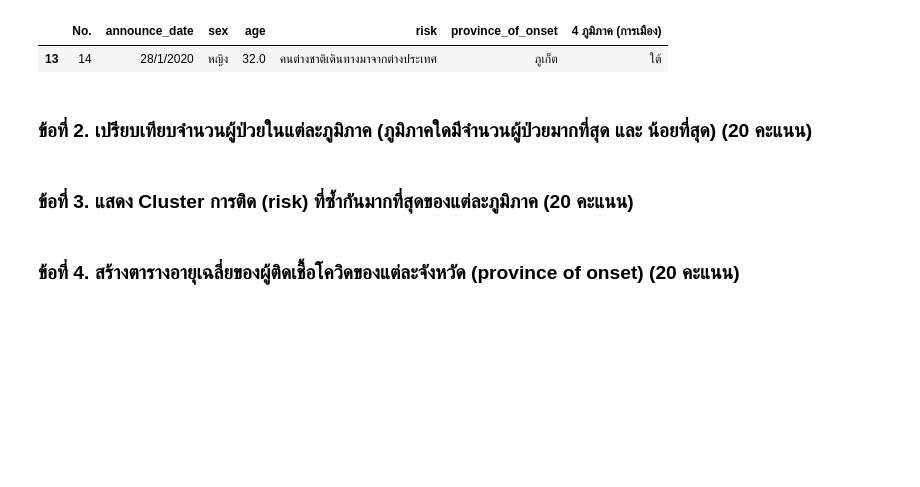
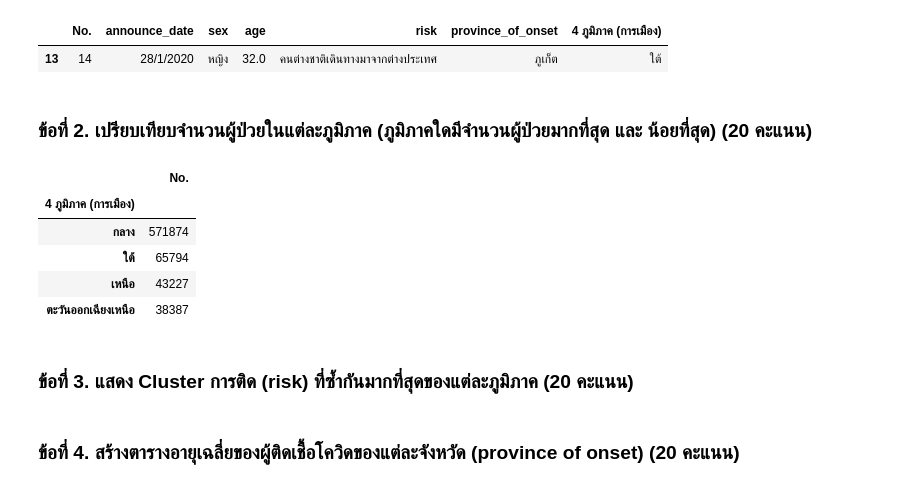
Before and after one commit to Benza1611/data_viz_2022, a Jupyter notebook: BasicPython&DataViz_midterm2022.ipynb, the cells around one changed output. Saved outputs shown, nothing was run; the diff lists cells and outputs as text; code cells hidden in the pictures; blank space fills up the shorter version.

```diff
--- a/BasicPython&DataViz_midterm2022.ipynb
+++ b/BasicPython&DataViz_midterm2022.ipynb
@@ -398,6 +398,15 @@ age_S_2.head(1)
 | 13 | 14 | 28/1/2020 | หญิง | 32.0 | คนต่างชาติเดินทางมาจากต่างประเทศ | ภูเก็ต | ใต้ |
 # %% [markdown]
 ### ข้อที่ 2. เปรียบเทียบจำนวนผู้ป่วยในแต่ละภูมิภาค (ภูมิภาคใดมีจำนวนผู้ป่วยมากที่สุด และ น้อยที่สุด) (20 คะแนน)
+# %%
+data_2.groupby('4 ภูมิภาค (การเมือง)')[['No.']].count().sort_values('No.',ascending=False)
+# %% [output]
+|  | No. |
+| 4 ภูมิภาค (การเมือง) |  |
+| กลาง | 571874 |
+| ใต้ | 65794 |
+| เหนือ | 43227 |
+| ตะวันออกเฉียงเหนือ | 38387 |
 # %% [markdown]
 ### ข้อที่ 3. แสดง Cluster การติด (risk) ที่ซ้ำกันมากที่สุดของแต่ละภูมิภาค (20 คะแนน)
 # %% [markdown]
```
Also changed, not shown: parts of 2 cells of this notebook.
